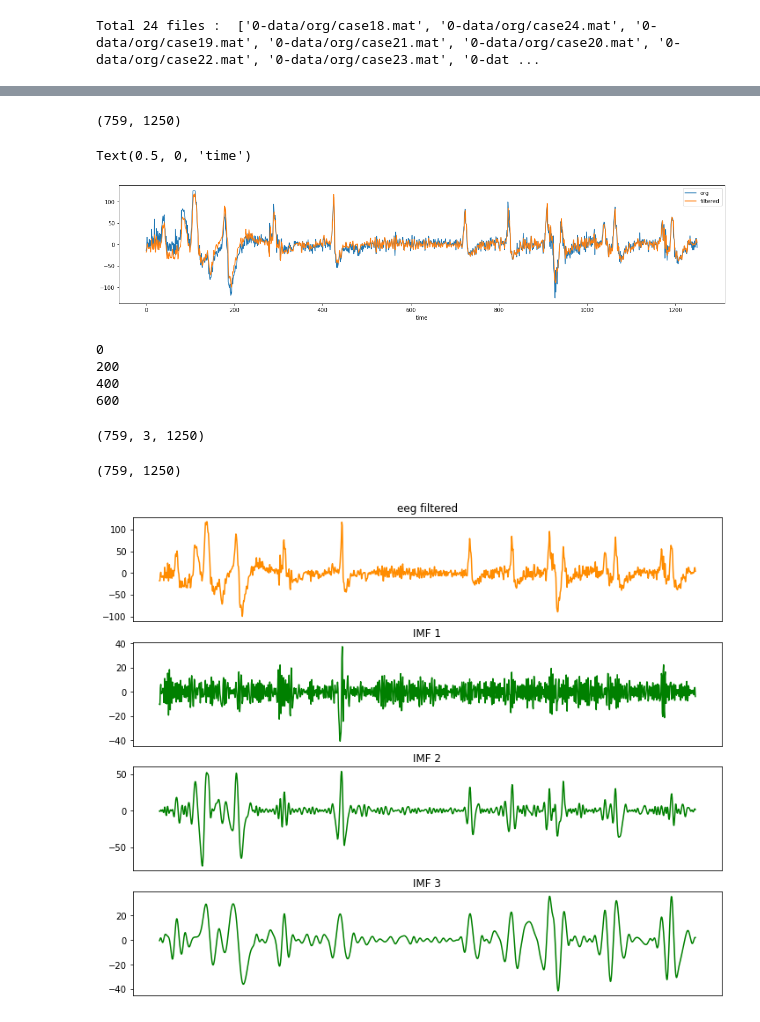
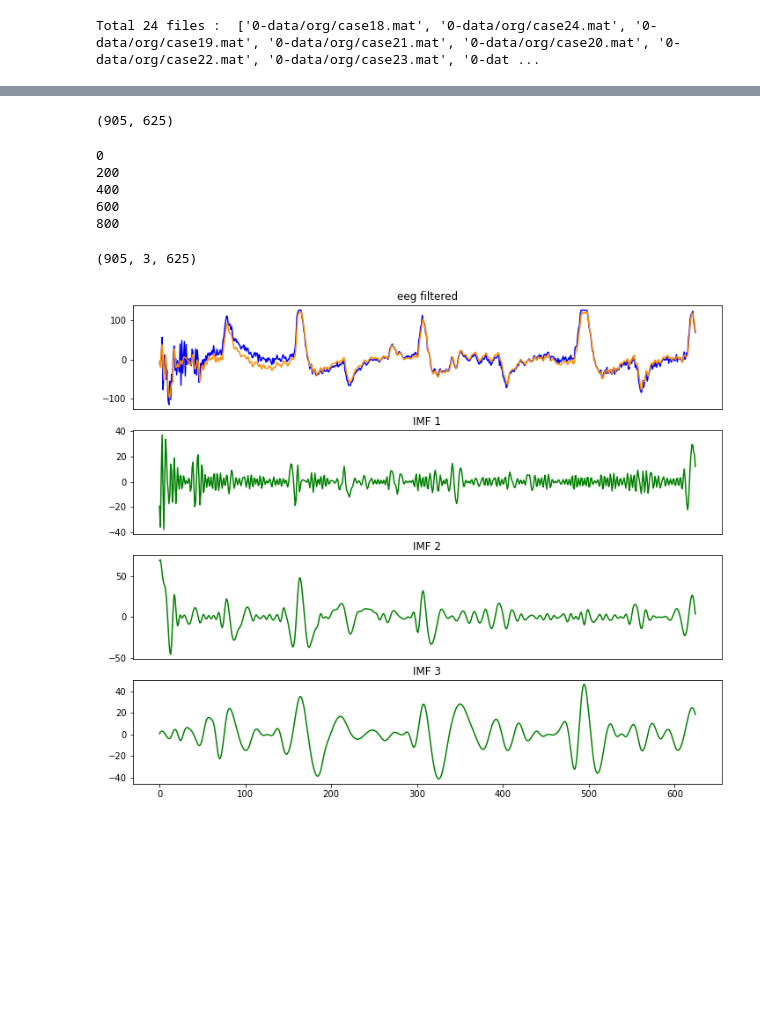
Before and after one commit to yebiny/Depth-of-anaesthesia-EEG, a Jupyter notebook: EEGProcessStep.ipynb, the cells around one changed output, grey strips where cells are left out. Drawn from its saved outputs; the diff is of its cells as text; code cells hidden in the pictures; blank space fills up the shorter version.

```diff
--- a/EEGProcessStep.ipynb
+++ b/EEGProcessStep.ipynb
@@ -3,6 +5,6 @@ from eegProcess import *
 # %%
 SECOND = 125
-WINDOW_SIZE = 10*SECOND
+WINDOW_SIZE = 5*SECOND
 ep = EEGProcess('0-data/org/', SECOND, WINDOW_SIZE)
 # %% [output]
 Total 24 files :  ['0-data/org/case18.mat', '0-data/org/case24.mat', '0-data/org/case19.mat', '0-data/org/case21.mat', '0-data/org/case20.mat', '0-data/org/case22.mat', '0-data/org/case23.mat', '0-dat ...
@@ -9,2 +34,3 @@ Total 24 files :  ['0-data/org/case18.mat', '0-data/org/case24.mat', '0-data/org
 # %%
-eeg, bis, idx = ep.get_data(ep.file_list[0])
+eeg, bis, idx = ep.get_data(ep.file_list[2])
+eeg.shape, bis.shape, idx
@@ -17,4 +38,0 @@ plt.plot(bis[:50], marker='o', linewidth=0.1, color='r', alpha=0.6)
-# %%
-bis[bis<40]=0
-bis[(bis<65) & (bis>=40)]=1
-bis[bis>=65]=2
@@ -39,53 +55,43 @@ eeg_sp.shape, bis_sp.shape
 eeg_filterd = ep.filter_eegs(eeg_sp)
 eeg_filterd.shape
 # %% [output]
-(759, 1250)
+(905, 625)
-# %%
-plt.figure(figsize=(20,4))
-plt.plot(eeg_sp[0])
-plt.plot(eeg_filterd[0])
-plt.legend(['org', 'filtered'])
-plt.xlabel('time')
-# %% [output]
-Text(0.5, 0, 'time')
-[figure, removed]
 # %%
 imfs = ep.get_imf(eeg_filterd)
+imfs.shape
 # %% [output]
 0
 200
 400
 600
+800
+(905, 3, 625)
-# %%
-imfs.shape
-# %% [output]
-(759, 3, 1250)
-# %%
-imf0, imf1, imf2 = imfs[:,0,:], imfs[:,1,:], imfs[:,2,:]
-imf0.shape
-# %% [output]
-(759, 1250)
+# %%
+draw_process_results(eeg_sp[0], eeg_filterd[0], imfs[0])
+# %% [output]
+[figure, added]
 # %%
-plt.figure(figsize=(12,10))
-plt.subplot(4,1,1)
-plt.xticks([])
-plt.title('eeg filtered')
-plt.plot(eeg_filterd[0], color='darkorange')
+def draw_process_results(eeg_sp, eeg_filtered, imfs):
+    imf0, imf1, imf2 = imfs[0,:], imfs[1,:], imfs[2,:]
 
-plt.subplot(4,1,2)
-plt.xticks([])
-plt.title('IMF 1')
-plt.plot(imf0[0], color='green')
+    plt.figure(figsize=(12,10))
+    plt.subplot(4,1,1)
+    plt.xticks([])
+    plt.title('eeg filtered')
+    plt.plot(eeg_sp, color='blue')
+    plt.plot(eeg_filtered, color='darkorange')
 
-plt.subplot(4,1,3)
-plt.xticks([])
-plt.title('IMF 2')
-plt.plot(imf1[0], color='green')
+    plt.subplot(4,1,2)
+    plt.xticks([])
+    plt.title('IMF 1')
+    plt.plot(imf0, color='green')
 
-plt.subplot(4,1,4)
-plt.xticks([])
-plt.title('IMF 3')
-plt.plot(imf2[0], color='green')
-plt.show()
+    plt.subplot(4,1,3)
+    plt.xticks([])
+    plt.title('IMF 2')
+    plt.plot(imf1, color='green')
+
+    plt.subplot(4,1,4)
+    plt.title('IMF 3')
+    plt.plot(imf2, color='green')
+    plt.show()
-# %% [output]
-[figure, removed]
```
Also changed, not shown: parts of 14 cells of this notebook, 1 other file.
